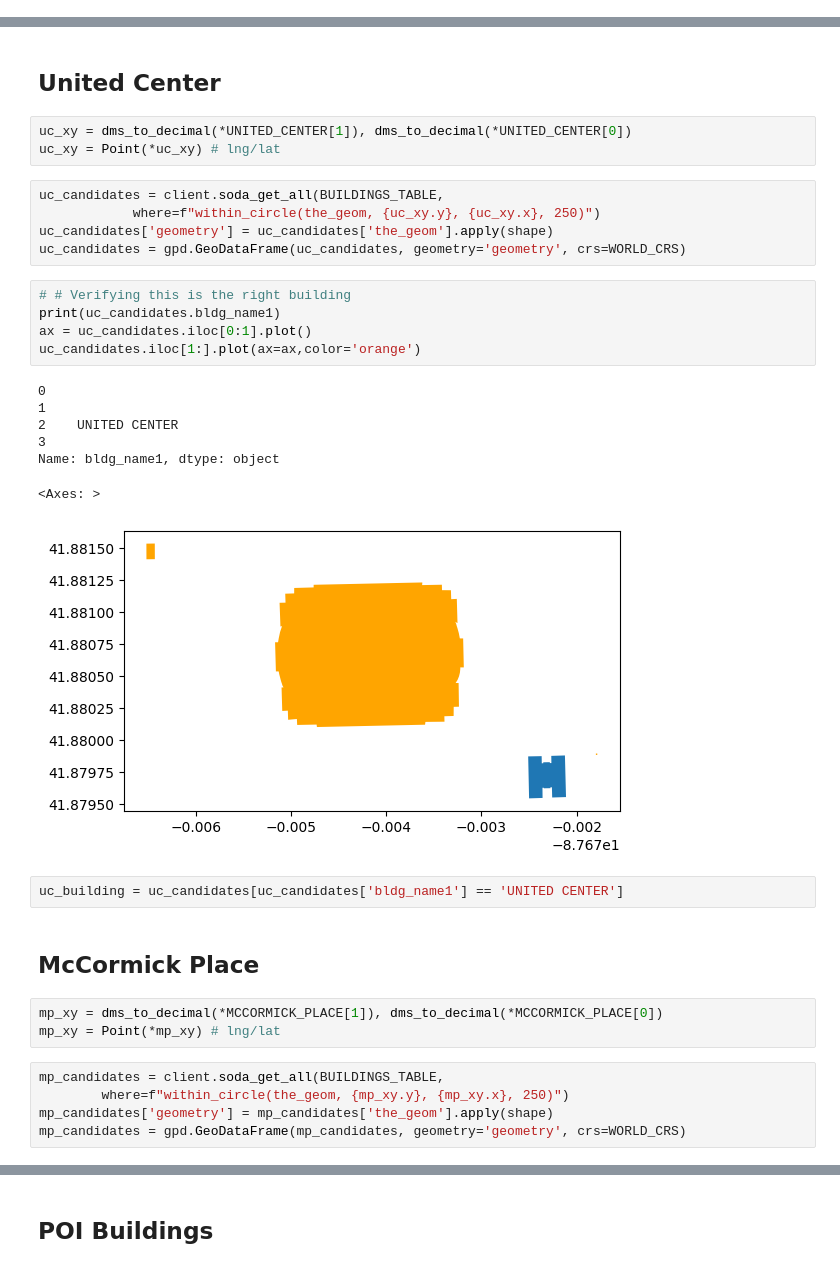
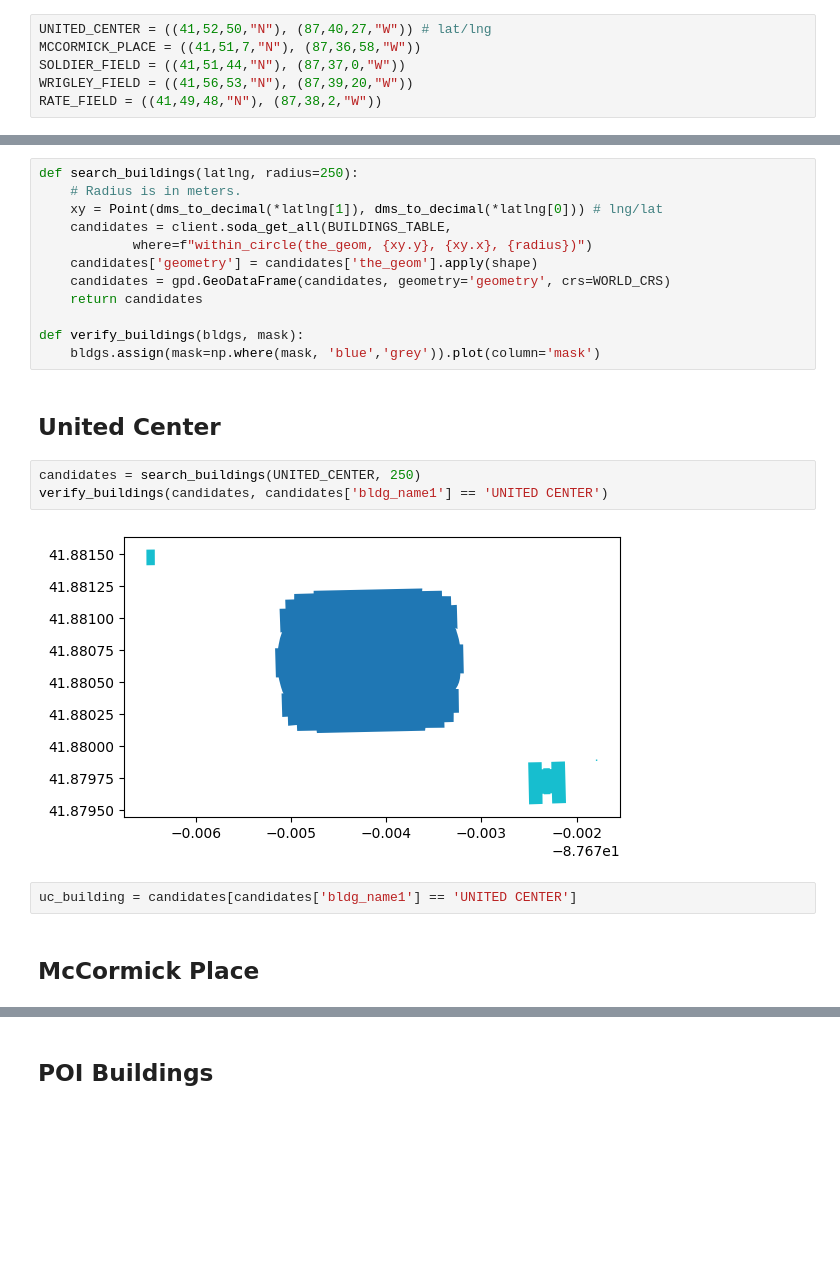
Before and after one commit to eric-mc2/DNCTransit, a Jupyter notebook: pipeline/4-get-poi.ipynb, the cells around one changed output, grey strips where cells are left out. Saved outputs shown, nothing was run; the diff lists cells and outputs as text; blank space fills up the shorter version.

```diff
--- a/pipeline/4-get-poi.ipynb
+++ b/pipeline/4-get-poi.ipynb
@@ -11,3 +11,9 @@ from data.geo import dms_to_decimal
+# %%
+UNITED_CENTER = ((41,52,50,"N"), (87,40,27,"W")) # lat/lng
+MCCORMICK_PLACE = ((41,51,7,"N"), (87,36,58,"W"))
+SOLDIER_FIELD = ((41,51,44,"N"), (87,37,0,"W"))
+WRIGLEY_FIELD = ((41,56,53,"N"), (87,39,20,"W"))
+RATE_FIELD = ((41,49,48,"N"), (87,38,2,"W"))
 # %%
 client = CTAClient(60)
 # %%
@@ -18,38 +24,26 @@ poi_file_out = "../data/raw/poi_buildings.geojson"
 (None)
 # %% [markdown]
 # Points of Interest
+# %%
+def search_buildings(latlng, radius=250):
+    # Radius is in meters.
+    xy = Point(dms_to_decimal(*latlng[1]), dms_to_decimal(*latlng[0])) # lng/lat
+    candidates = client.soda_get_all(BUILDINGS_TABLE,
+            where=f"within_circle(the_geom, {xy.y}, {xy.x}, {radius})")
+    candidates['geometry'] = candidates['the_geom'].apply(shape)
+    candidates = gpd.GeoDataFrame(candidates, geometry='geometry', crs=WORLD_CRS)
+    return candidates
+
+def verify_buildings(bldgs, mask):
+    bldgs.assign(mask=np.where(mask, 'blue','grey')).plot(column='mask')
 # %% [markdown]
 ## United Center
-# %%
-uc_xy = dms_to_decimal(*UNITED_CENTER[1]), dms_to_decimal(*UNITED_CENTER[0])
-uc_xy = Point(*uc_xy) # lng/lat
-# %%
-uc_candidates = client.soda_get_all(BUILDINGS_TABLE,
-            where=f"within_circle(the_geom, {uc_xy.y}, {uc_xy.x}, 250)")
-uc_candidates['geometry'] = uc_candidates['the_geom'].apply(shape)
-uc_candidates = gpd.GeoDataFrame(uc_candidates, geometry='geometry', crs=WORLD_CRS)
-# %%
-# # Verifying this is the right building
-print(uc_candidates.bldg_name1)
-ax = uc_candidates.iloc[0:1].plot()
-uc_candidates.iloc[1:].plot(ax=ax,color='orange')
-# %% [output]
-0
-1
-2    UNITED CENTER
-3
-Name: bldg_name1, dtype: object
-<Axes: >
-[figure, removed]
+# %%
+candidates = search_buildings(UNITED_CENTER, 250)
+verify_buildings(candidates, candidates['bldg_name1'] == 'UNITED CENTER')
+# %% [output]
+[figure, added]
 # %%
-uc_building = uc_candidates[uc_candidates['bldg_name1'] == 'UNITED CENTER']
+uc_building = candidates[candidates['bldg_name1'] == 'UNITED CENTER']
 # %% [markdown]
 ## McCormick Place
-# %%
-mp_xy = dms_to_decimal(*MCCORMICK_PLACE[1]), dms_to_decimal(*MCCORMICK_PLACE[0])
-mp_xy = Point(*mp_xy) # lng/lat
-# %%
-mp_candidates = client.soda_get_all(BUILDINGS_TABLE,
-        where=f"within_circle(the_geom, {mp_xy.y}, {mp_xy.x}, 250)")
-mp_candidates['geometry'] = mp_candidates['the_geom'].apply(shape)
-mp_candidates = gpd.GeoDataFrame(mp_candidates, geometry='geometry', crs=WORLD_CRS)
```
Also changed, not shown: parts of 14 cells of this notebook, 15 other files.
